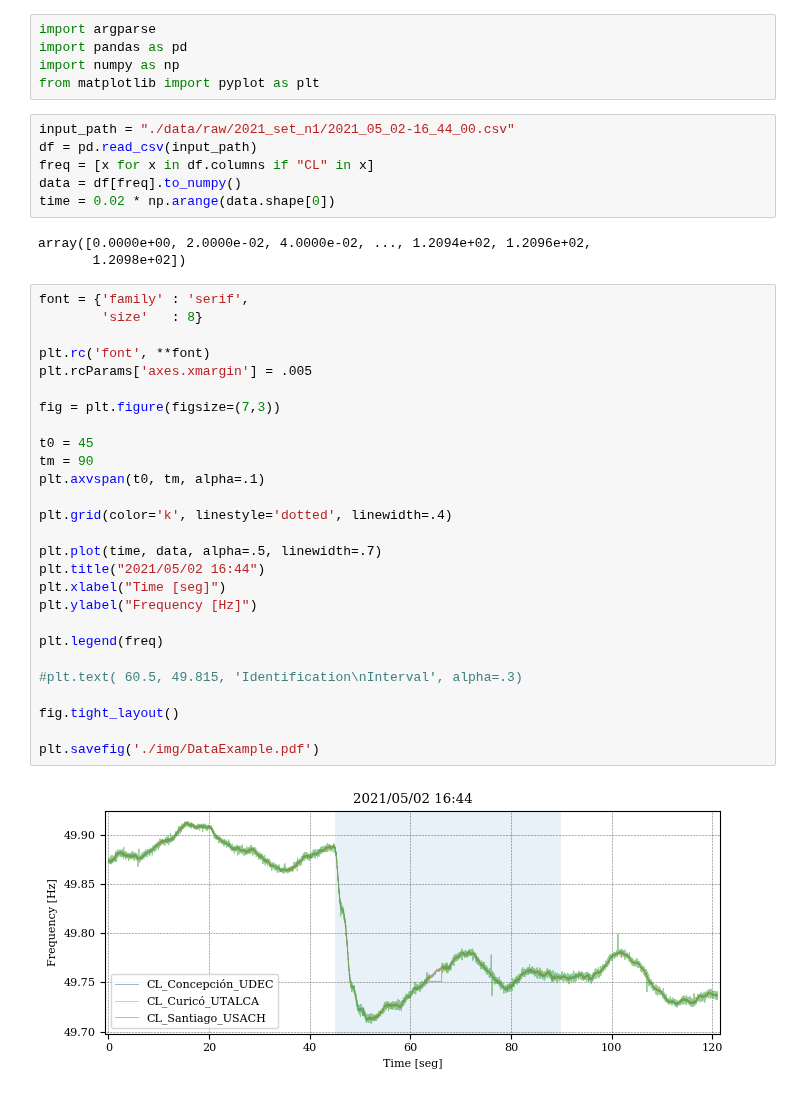
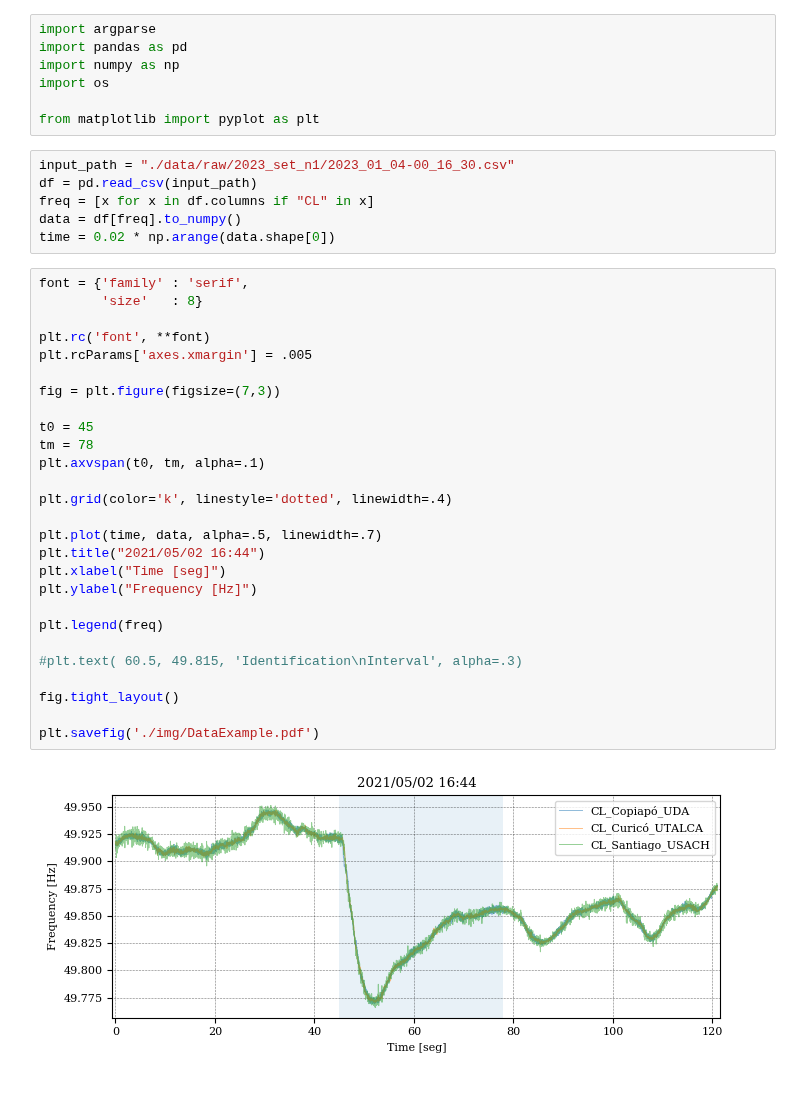
Before and after one commit to JoFeG/Differential-Evolution-Frequency-Model-Fitting, a Jupyter notebook: PaperFigures.ipynb, the cells around one changed output. Drawn from its saved outputs; the diff is of its cells as text.

Commit message:
interval figure

```diff
--- a/PaperFigures.ipynb
+++ b/PaperFigures.ipynb
@@ -2,42 +2,41 @@
 import argparse
 import pandas as pd
 import numpy as np
+import os
+
 from matplotlib import pyplot as plt
 # %%
-input_path = "./data/raw/2021_set_n1/2021_05_02-16_44_00.csv"
+input_path = "./data/raw/2023_set_n1/2023_01_04-00_16_30.csv"
 df = pd.read_csv(input_path)
 freq = [x for x in df.columns if "CL" in x]
 data = df[freq].to_numpy()
 time = 0.02 * np.arange(data.shape[0])
-# %% [output]
-array([0.0000e+00, 2.0000e-02, 4.0000e-02, ..., 1.2094e+02, 1.2096e+02,
-       1.2098e+02])
 # %%
 font = {'family' : 'serif',
         'size'   : 8}
 
 plt.rc('font', **font)
 plt.rcParams['axes.xmargin'] = .005
 
 fig = plt.figure(figsize=(7,3))
 
 t0 = 45
-tm = 90
+tm = 78
 plt.axvspan(t0, tm, alpha=.1)
 
 plt.grid(color='k', linestyle='dotted', linewidth=.4)
 
 plt.plot(time, data, alpha=.5, linewidth=.7)
 plt.title("2021/05/02 16:44")
 plt.xlabel("Time [seg]")
 plt.ylabel("Frequency [Hz]")
 
 plt.legend(freq)
 
 #plt.text( 60.5, 49.815, 'Identification\nInterval', alpha=.3)
 
 fig.tight_layout()
 
 plt.savefig('./img/DataExample.pdf')
 # %% [output]
-[figure, old version]
+[figure, new version]
```
Also changed, not shown: parts of 4 cells of this notebook, 31 other files.
